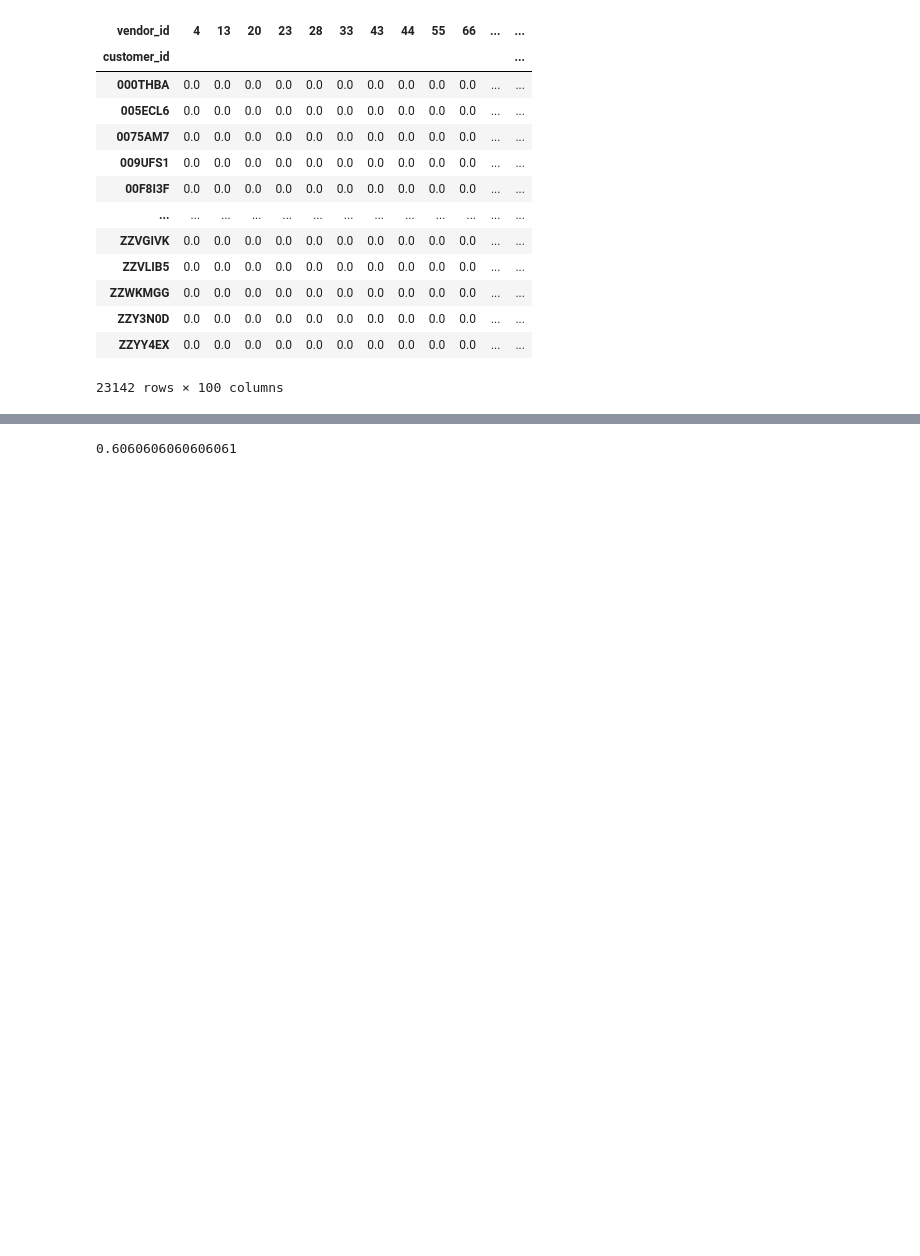
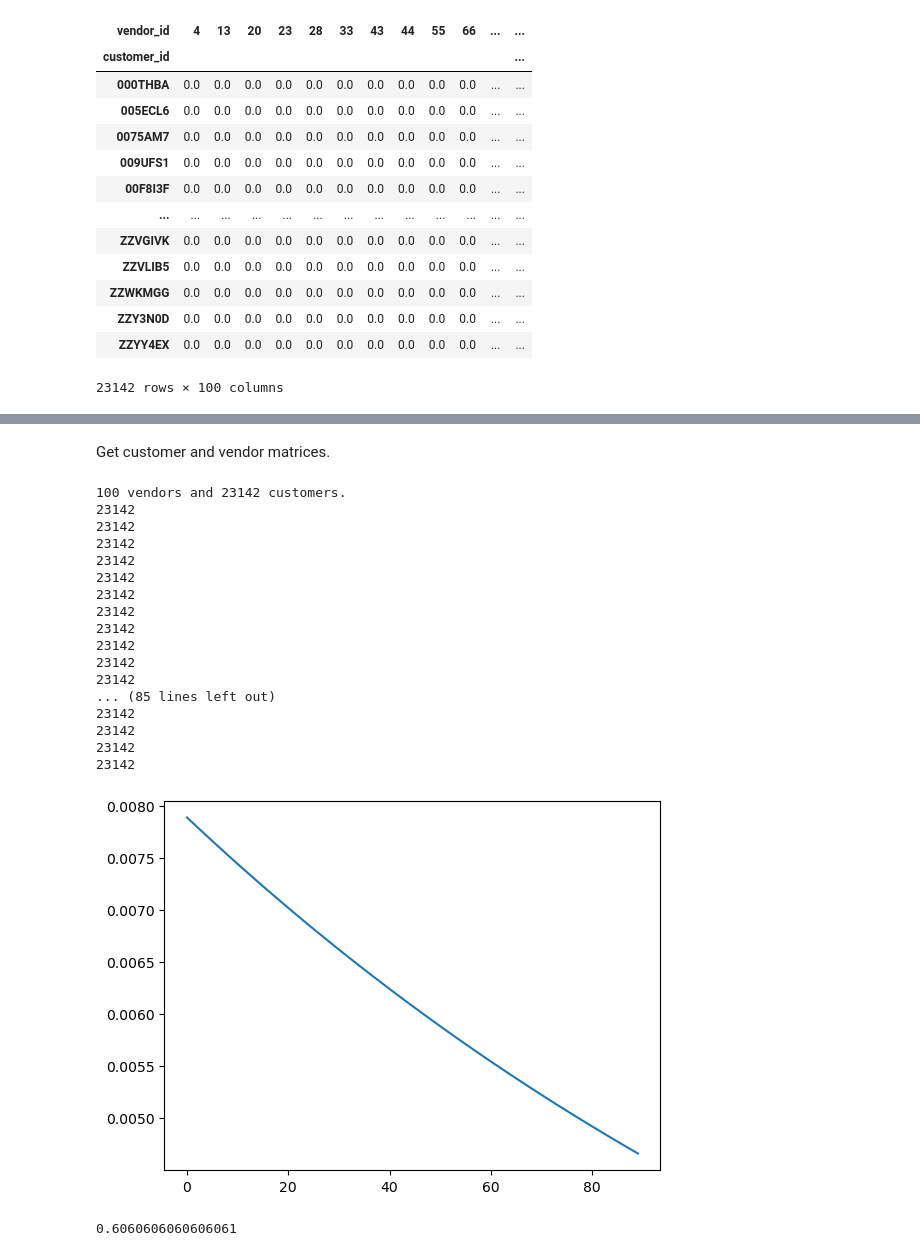
Before and after one commit to Bast-94/Restaurant-Recommander-System, a Jupyter notebook: notebook.ipynb, the cells around one changed output, grey strips where cells are left out. Saved outputs shown, nothing was run; the diff lists cells and outputs as text; code cells hidden in the pictures; blank space fills up the shorter version.

Commit message:
ADD(FunkSVD.fit).

```diff
--- a/notebook.ipynb
+++ b/notebook.ipynb
@@ -153,11 +140,11 @@ Y_matrix
 | ZZYY4EX | 0.0 | 0.0 | 0.0 | 0.0 | 0.0 | 0.0 | 0.0 | 0.0 | 0.0 | 0.0 | ... | ... |
 23142 rows × 100 columns
 # %%
-rating = pd.pivot_table(train_order_df, values='is_rated', index='customer_id',
+rated_or_not_df = pd.pivot_table(train_order_df, values='is_rated', index='customer_id',
                                 columns='vendor_id',
                                 fill_value=0)
 
-rating.applymap(lambda x : 1 if x!=0 else x)
+rated_or_not_df.applymap(lambda x : 1 if x!=0 else x)
 # %% [output]
 | vendor_id | 4 | 13 | 20 | 23 | 28 | 33 | 43 | 44 | 55 | 66 | ... | ... |
 | customer_id |  |  |  |  |  |  |  |  |  |  |  | ... |
@@ -178,3 +166,57 @@ assert (Y_matrix.shape == rating.shape) , f"Different shapes {Y_matrix.shape =}
+# %% [markdown]
+Get customer and vendor matrices.
+# %%
+class FunkSVD():
+    def __init__(self,Y_matrix: pd.DataFrame,rated_or_not_df: pd.DataFrame, latent_dim: int):
+        self.latent_dim = latent_dim
+        self.Y_matrix = Y_matrix
+        self.rated_or_not_df = rated_or_not_df
+        self.hist = {}
+    def fit(self, max_iteration:int = 5, learning_rate:float = 0.0001):
+        assert (self.Y_matrix.shape == self.rated_or_not_df.shape) , f"Different shapes {self.Y_matrix.shape =} and {self.rated_or_not_df.shape =} "
+        seed = 16
+        n_customer, n_vendor  = self.Y_matrix.shape
+        print(f'{n_vendor} vendors and {n_customer} customers.')
+        self.hist["mse"] = []
+        np.random.seed(seed)
+        customer_mat = np.random.rand(n_customer, self.latent_dim)
+        vendor_mat = np.random.rand(self.latent_dim, n_vendor)
+        for i in range(max_iteration):
+            mask = self.rated_or_not_df > 0
+            diff_mat = self.Y_matrix - np.dot(customer_mat,vendor_mat)
+            n_ratings = len(diff_mat)
+            print(n_ratings)
+            diff_mat /= n_ratings
+            mse = np.sum(np.sum(np.square(diff_mat[mask])))
+            self.hist["mse"].append(mse)
+            customer_mat += learning_rate * np.dot(diff_mat,vendor_mat.T)
+            vendor_mat += learning_rate * np.dot(customer_mat.T, diff_mat)
+
+        self.customer_mat =customer_mat
+        self.vendor_mat = vendor_mat
+# %%
+svd = FunkSVD(Y_matrix,rated_or_not_df,100)
+svd.fit(max_iteration=100)
+plt.plot(svd.hist["mse"][10:]);
+# %% [output]
+100 vendors and 23142 customers.
+23142
+23142
+23142
+23142
+23142
+23142
+23142
+23142
+23142
+23142
+23142
+... (85 lines left out)
+23142
+23142
+23142
+23142
+[figure, added]
 # %%
 VAL_KEY = 'val'
 PRED_KEY = 'pred'
```
Also changed, not shown: parts of 4 cells of this notebook.
